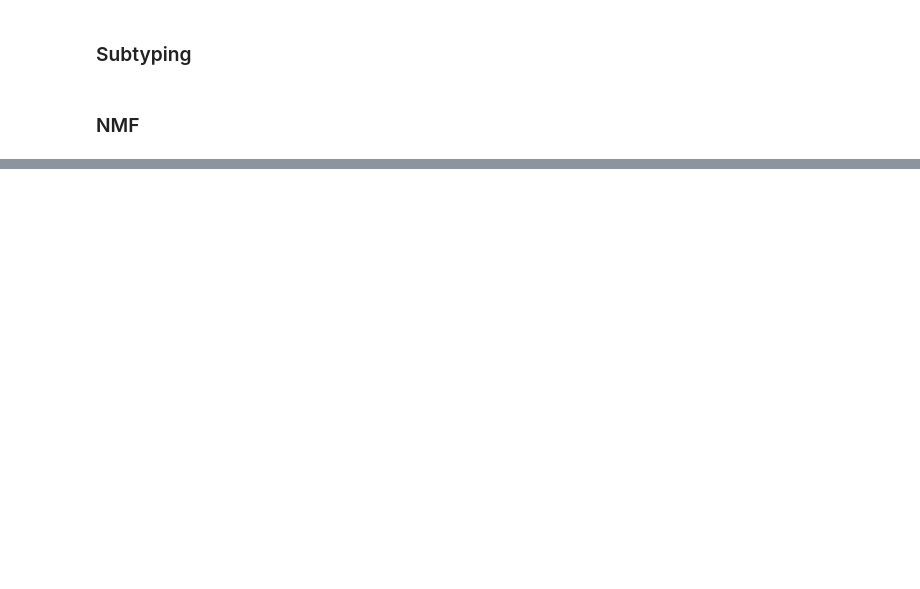
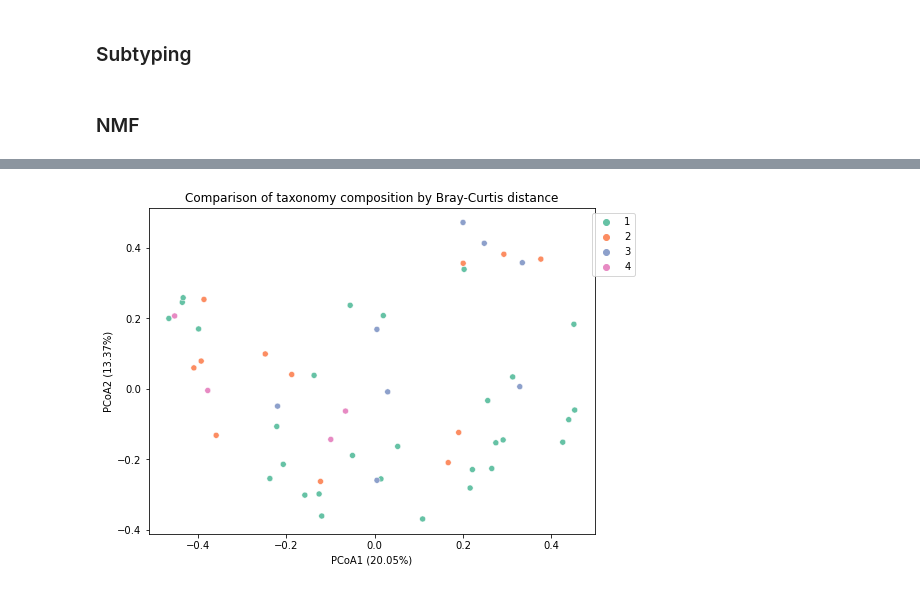
Before and after one commit to brucewu1996/Probiotics_signature, a Jupyter notebook: probiotics_fingerprint.ipynb, the cells around one changed output, grey strips where cells are left out. Drawn from its saved outputs; the diff is of its cells as text; code cells hidden in the pictures; blank space fills up the shorter version.

```diff
--- a/probiotics_fingerprint.ipynb
+++ b/probiotics_fingerprint.ipynb
@@ -318,0 +290,36 @@ l2 = g.ax_row_dendrogram.legend(title='Diagnosis', loc="center", ncol=2, bbox_to
+# %%
+metaphlan_output = "/home/bruce1996/data/MCI/metaphlan_result/formated_mci_metaphlan_table.txt"
+meta_df = pd.read_csv(metaphlan_output,sep = '\t',index_col=0)
+meta_df.columns = [x.split('_')[0] for x in meta_df.columns]
+
+consensus_cluster = pd.read_csv('/home/bruce1996/data/MCI/subtyping/consensus_clustering.txt',sep='\t',index_col=0)
+metadata = pd.read_csv('/home/bruce1996/data/MCI/metadata/MCI_label.txt',sep = '\t',index_col=0)
+metadata = pd.concat([metadata,consensus_cluster],axis=1)
+
+meta_df = meta_df.loc[:,metadata.index]
+# %%
+idx = np.where(metadata['Diagnosis'] =='MCI',True,False)
+meta_mci = meta_df.loc[:,idx]
+label = metadata.loc[idx,:]
+
+label = label.sort_values(by='cluster')
+meta_mci = meta_mci.loc[:,label.index]
+
+idx = [bool(re.search('Lactobacillus|Bifidobacterium',x)) for x in meta_mci.index ]
+meta_pro_mci = meta_mci.loc[idx,:]
+# %%
+def BrayCurtis(X):
+    '''
+    compute Bray-Curtis dissimilarity.
+    Args:
+      X: input N x K data matrix. N ... the number of samples, K ... the number of features.
+    Return:
+      N x N data matrix. The value of (i,j) shows the distance between sample-i and sample-j.
+    '''
+    X = np.array(X)
+    n_samples = X.shape[0]
+    n_distance = int(n_samples * (n_samples - 1) / 2)
+    d_array = np.zeros((n_distance))
+    for i, (idx1, idx2) in enumerate(itertools.combinations(range(n_samples),2)):
+        d_array[i] = braycurtis(X[idx1], X[idx2])
+    return squareform(d_array)
@@ -318,0 +385,7 @@ l2 = g.ax_row_dendrogram.legend(title='Diagnosis', loc="center", ncol=2, bbox_to
+# %%
+bc_dmartix = BrayCurtis(meta_pro_mci.T)
+bc_dmartix = pd.DataFrame(bc_dmartix,index=meta_pro_mci.columns,columns=meta_pro_mci.columns)
+
+pcoa_scatterplot(bc_dmartix,label,hue='cluster',title="Comparison of taxonomy composition by Bray-Curtis distance",output_path = output_path + 'bray_distance_pcoa.png')
+# %% [output]
+[figure, added]
```
Also changed, not shown: parts of 57 cells of this notebook, 15 other files.
